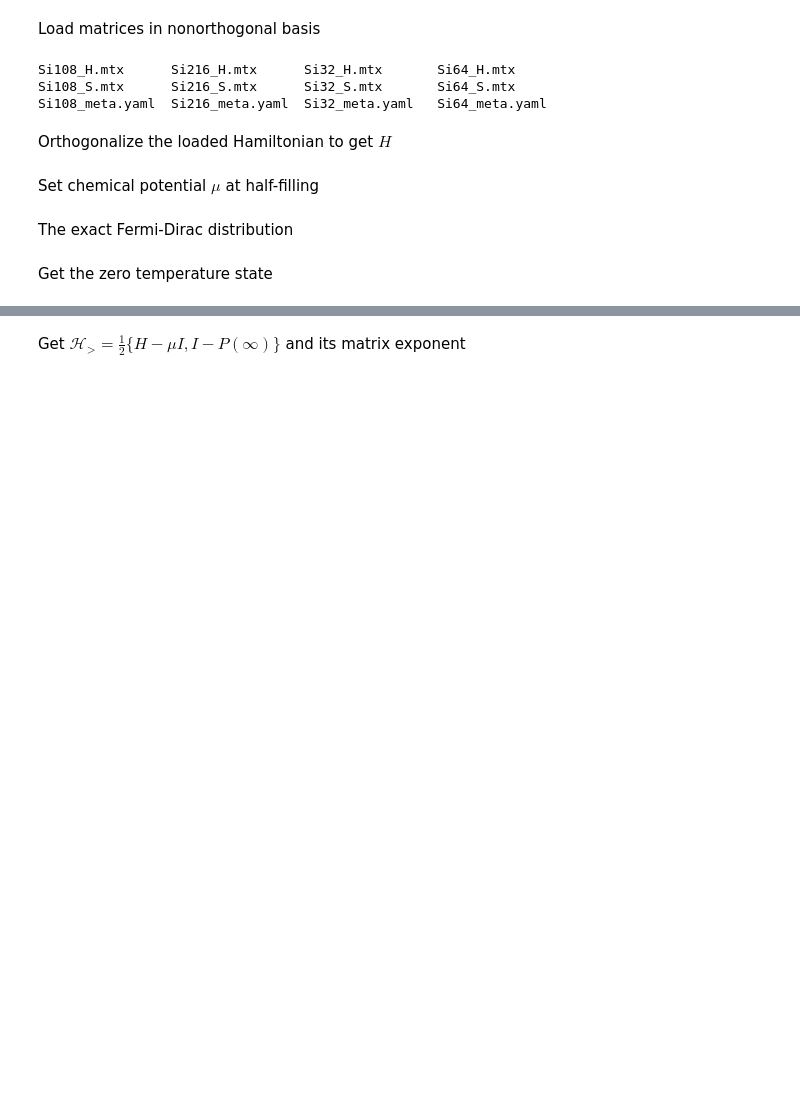
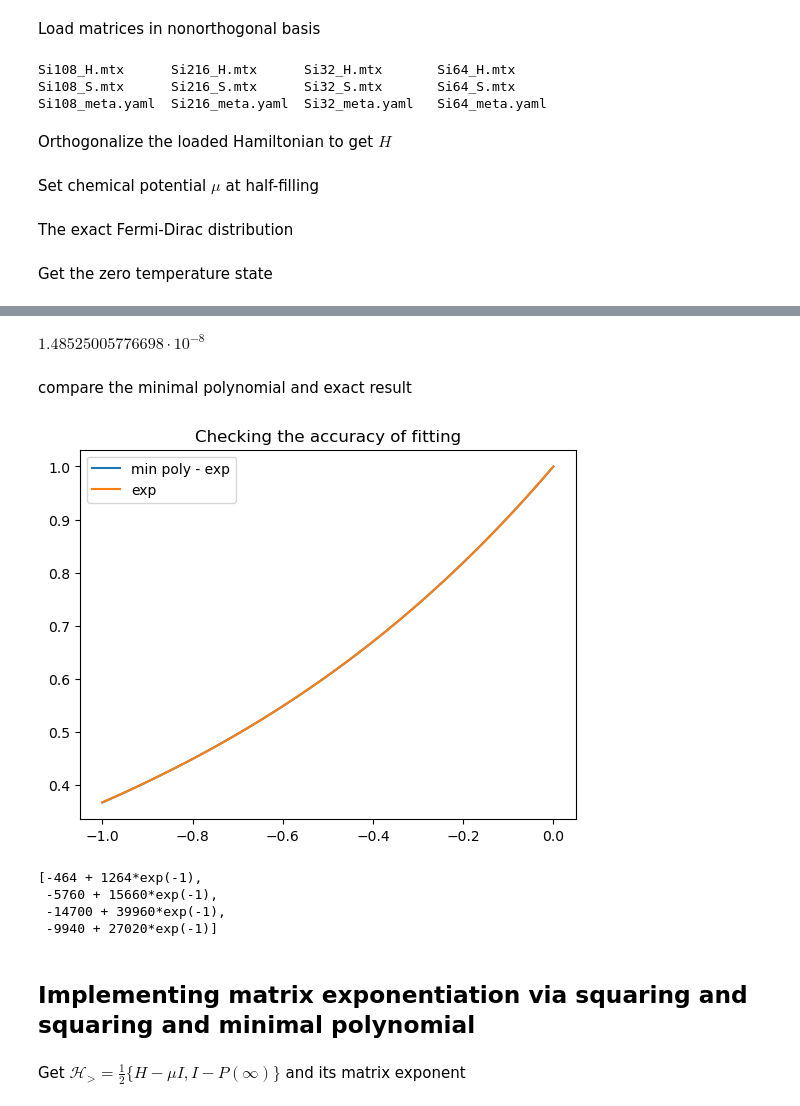
Before and after one commit to dibondar/Zero2LowTemperature, a Jupyter notebook: GC_ensemble.ipynb, the cells around one changed output, grey strips where cells are left out. Saved outputs shown, nothing was run; the diff lists cells and outputs as text; code cells hidden in the pictures; blank space fills up the shorter version.

Commit message:
adding approximate matrix exponential calculations

```diff
--- a/GC_ensemble.ipynb
+++ b/GC_ensemble.ipynb
@@ -66,0 +74,37 @@ assert np.allclose(P_infty, P_infty @ P_infty), "P_infty is not a projector!"
+# %%
+import sympy as sp
+
+x, a, b, c, d = sp.symbols('x a b c d')
+
+J = sp.integrate((sp.exp(x) -a - b * x - c * x ** 2 -d * x ** 3)**2, (x, -1, 0)).simplify()
+
+optimal_solution = sp.solve([
+    sp.Eq(J.diff(a), 0), sp.Eq(J.diff(b), 0), sp.Eq(J.diff(c), 0), sp.Eq(J.diff(d), 0),
+])
+
+J.subs(optimal_solution).evalf()
+# %% [output]
+$\displaystyle 1.48525005776698 \cdot 10^{-8}$
+# %% [markdown]
+compare the minimal polynomial and exact result
+# %%
+min_poly = sp.lambdify(x, (a + b * x + c * x ** 2 + d * x ** 3).subs(optimal_solution), 'numpy')
+
+xi = np.linspace(-1, 0, 500)
+
+plt.title("Checking the accuracy of fitting")
+plt.plot(xi, min_poly(xi), label="min poly - exp")
+plt.plot(xi, np.exp(xi), label="exp")
+plt.legend()
+plt.show()
+# %% [output]
+[figure, added]
+# %%
+[sp.simplify(optimal_solution[_]) for _ in [a, b, c, d]]
+# %% [output]
+[-464 + 1264*exp(-1),
+ -5760 + 15660*exp(-1),
+ -14700 + 39960*exp(-1),
+ -9940 + 27020*exp(-1)]
+# %% [markdown]
+## Implementing matrix exponentiation via squaring and squaring and minimal polynomial
```
Also changed, not shown: parts of 6 cells of this notebook.
